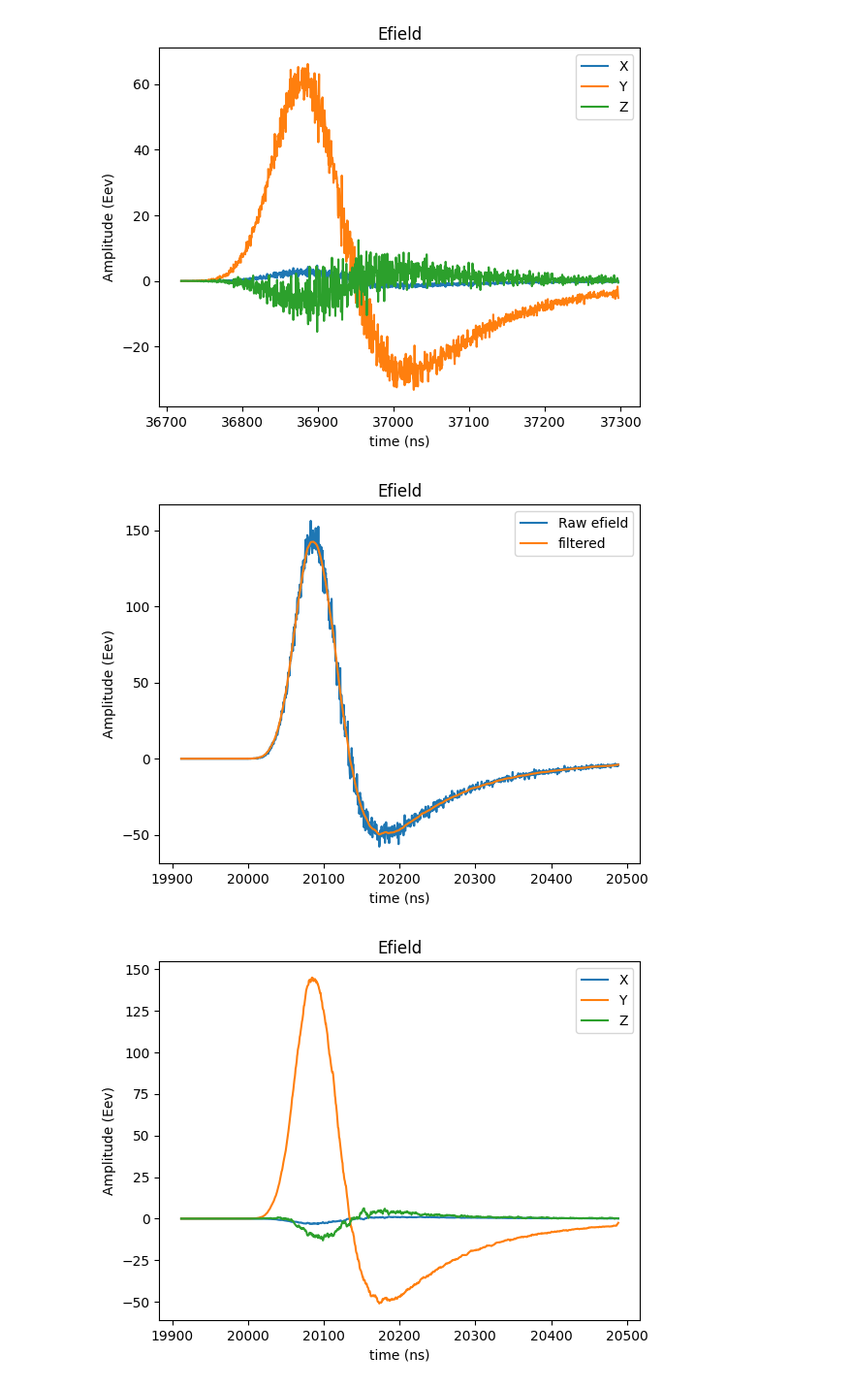
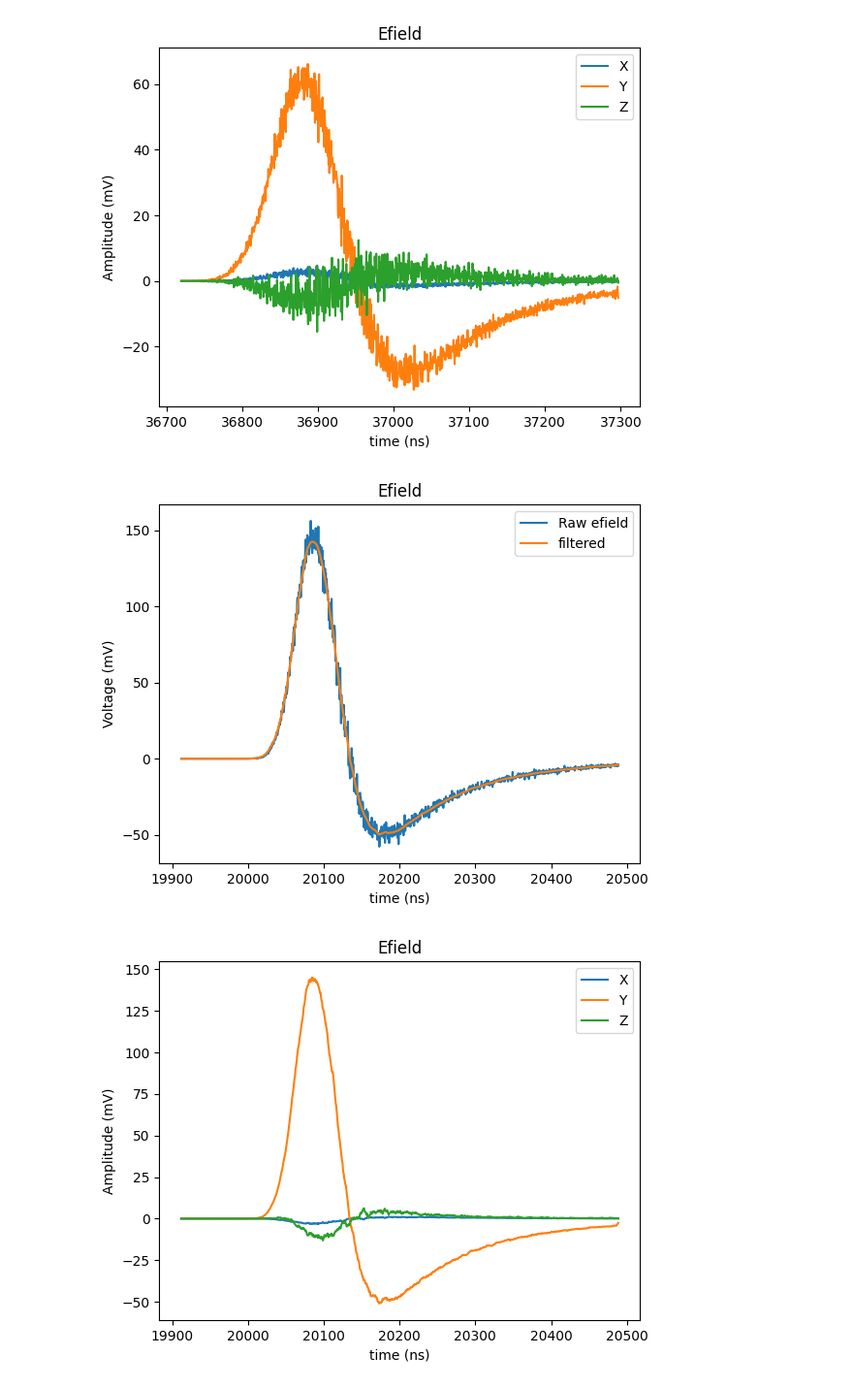
Before and after one commit to Liphos/GRAND, a Jupyter notebook: core/data_lab.ipynb, the cells around one changed output. Shown at 97% size. Cells and saved outputs as stored; diff of their text form; code cells hidden in the pictures.

```diff
--- a/core/data_lab.ipynb
+++ b/core/data_lab.ipynb
@@ -105,21 +94,21 @@ plot_electromagnetic_field(efields, ant)
 # %%
 from scipy import signal
 ant = 10
 
 N  = 1    # Filter order
 Wn = 0.05 # Cutoff frequency
 B, A = signal.butter(N, Wn, output='ba')
 filtered = signal.filtfilt(B,A, efields[ant, :, 2])
 
 plt.plot(efields[ant, :, 0], efields[ant, :, 2], label="Raw efield")
 plt.plot(efields[ant, :, 0], filtered, label="filtered")
 plt.legend()
 plt.title("Efield")
 plt.xlabel("time (ns)")
-plt.ylabel("Amplitude (Eev)")
+plt.ylabel("Voltage (mV)")
 plt.show()
 # %% [output]
-[figure, old version]
+[figure, new version]
 # %%
 from scipy.ndimage import gaussian_filter1d
 
```
Also changed, not shown: parts of 8 cells of this notebook, 6 other files.
